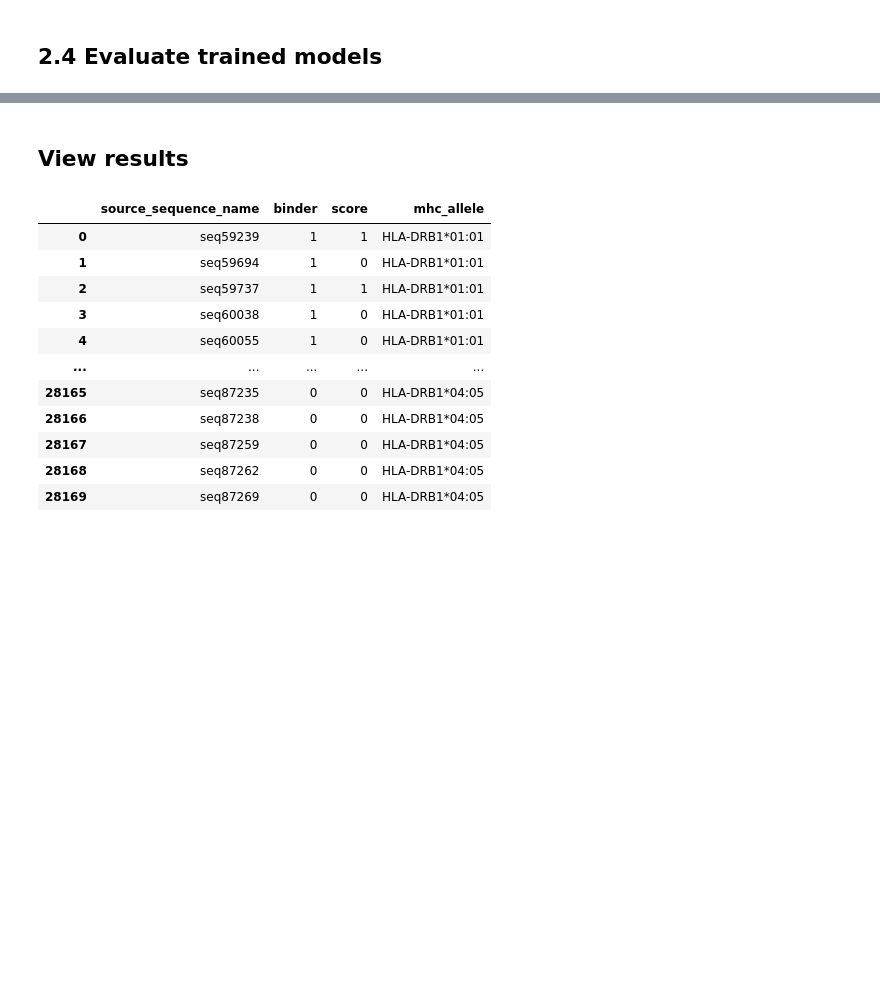
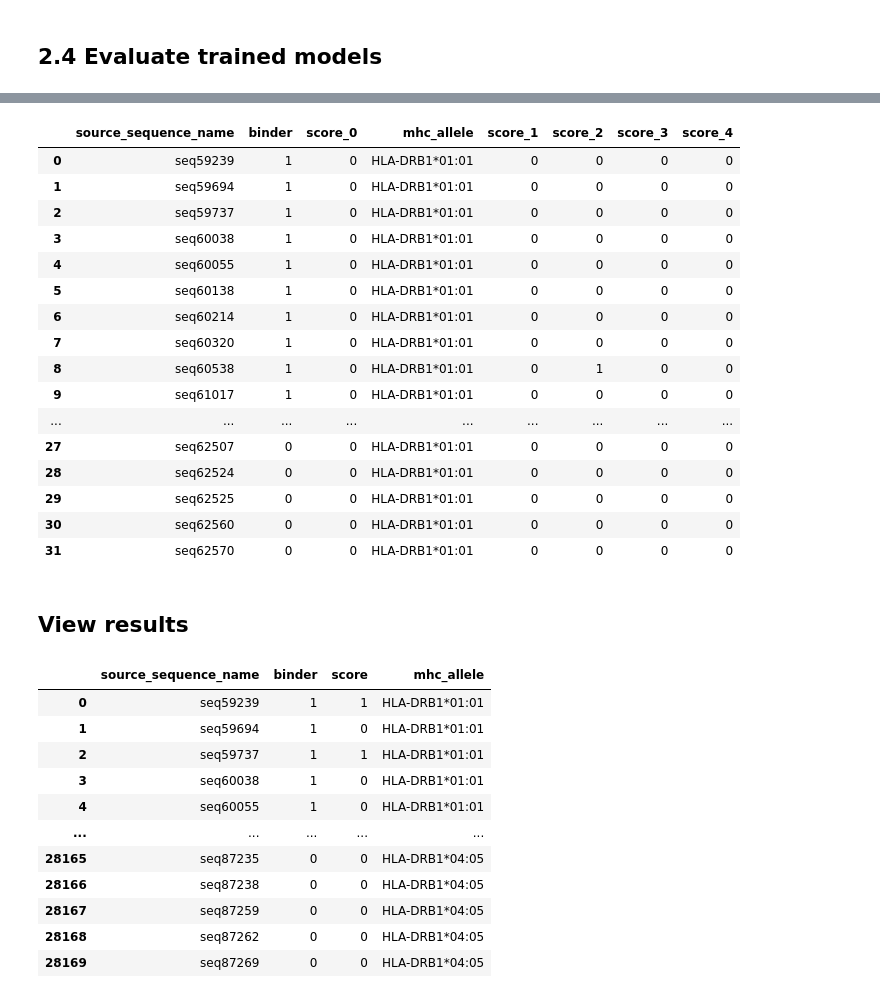
Before and after one commit to denklewer/MHC_predictor, a Jupyter notebook: mhcattnnet_Prediction_Training.ipynb, the cells around one changed output, grey strips where cells are left out. Drawn from its saved outputs; the diff is of its cells as text; code cells hidden in the pictures; blank space fills up the shorter version.

Commit message:
mhcattnnet 5fold training and evaluation working

```diff
--- a/mhcattnnet_Prediction_Training.ipynb
+++ b/mhcattnnet_Prediction_Training.ipynb
@@ -3,3 +1,17 @@
+# %%
+## conda env!!!
+# importing the predict module
+from mhcnames import normalize_allele_name## ONLY FOR LINUX
+
+import pandas as pd
+import os
+import sys
+import numpy as np
+# Platform dependent properties
+#DATA_PATH = "/home/denklewer/Data/"  #ubuntu machines
+DATA_PATH = "D:/Google Drive/Work/ITMO/dataset/" # my windows PCs
+PREDICTOR_HOME = os.getenv('MHCATTNNET_HOME') # environment variable defined
+#PREDICTOR_HOME = "D:\Projects\MHCAttnNet" # my windows PCs
 # %% [markdown]
 # 1. Get Data.
 ## 1.1 Get Alleles from config
@@ -220,6 +224,8 @@ per_class_val_df['II'][['mhc_amino_acid','mhc_allele','mhc_dq1_1',
 # %%
+from pathlib import Path
+
+
 PATH_TO_DATA = f'{PREDICTOR_HOME}/data'
-
 def reorder_columns(per_class_df):
     for class_to_use,df in per_class_df.items():
         df = df[['peptide', 'mhc_amino_acid', 'bind', 'mhc_allele', 'source_sequence_name']]
@@ -229,7 +235,10 @@ reorder_columns(per_class_train_df)
 # reorder_columns(per_class_test_df)
 reorder_columns(per_class_val_df)
 for class_to_use in CLASSES_TO_USE:
+    target_data_base_path = custom_config.mhc_1_base_path if class_to_use == 'I' else custom_config.mhc_2_base_path
+    Path(target_data_base_path).mkdir(parents=True, exist_ok=True)
+    per_class_train_df[class_to_use].to_csv(f"{target_data_base_path}/train.csv",index=False)
+#     per_class_test_df[class_to_use].to_csv(f"{PATH_TO_DATA}/class{class_to_use}/test.csv",index=False)
+    per_class_val_df[class_to_use].to_csv(f"{target_data_base_path}/val.csv",index=False)
 
-    per_class_train_df[class_to_use].to_csv(f"{PATH_TO_DATA}/class{class_to_use}/train.csv",index=False)
-#     per_class_test_df[class_to_use].to_csv(f"{PATH_TO_DATA}/class{class_to_use}/test.csv",index=False)
-    per_class_val_df[class_to_use].to_csv(f"{PATH_TO_DATA}/class{class_to_use}/val.csv",index=False)
+target_data_base_path
@@ -236,6 +247,16 @@ for class_to_use in CLASSES_TO_USE:
 # %% [markdown]
 ## 2.3 Train(If needed)
 # %%
-#  use virtual machine  in the folder $MHCATTNNET_HOME
+#  use this code or virtual machine  in the folder $MHCATTNNET_HOME
 # python src/train.py -c 1
 #  python src/train.py -c 2
+# parameters are in  $MHCATTNNET_HOME\src\mhcattnnet_config.py   (data path and model path)
+
+from train import ModelTrainer
+
+custom_config.early_stop = False
+# custom_config.epochs = 1
+trainer_object = ModelTrainer(custom_config=custom_config)
+for class_to_use in CLASSES_TO_USE:
+    numeric_class = 1 if class_to_use=='I' else 2
+    trainer_object.train_models(mhc_class=numeric_class)
@@ -292,3 +358,23 @@ Wall time: 35min 16s
+# %%
+ per_class_val_df[class_to_use]
+# %% [output]
+|  | source_sequence_name | binder | score_0 | mhc_allele | score_1 | score_2 | score_3 | score_4 |
+| 0 | seq59239 | 1 | 0 | HLA-DRB1*01:01 | 0 | 0 | 0 | 0 |
+| 1 | seq59694 | 1 | 0 | HLA-DRB1*01:01 | 0 | 0 | 0 | 0 |
+| 2 | seq59737 | 1 | 0 | HLA-DRB1*01:01 | 0 | 0 | 0 | 0 |
+| 3 | seq60038 | 1 | 0 | HLA-DRB1*01:01 | 0 | 0 | 0 | 0 |
+| 4 | seq60055 | 1 | 0 | HLA-DRB1*01:01 | 0 | 0 | 0 | 0 |
+| 5 | seq60138 | 1 | 0 | HLA-DRB1*01:01 | 0 | 0 | 0 | 0 |
+| 6 | seq60214 | 1 | 0 | HLA-DRB1*01:01 | 0 | 0 | 0 | 0 |
+| 7 | seq60320 | 1 | 0 | HLA-DRB1*01:01 | 0 | 0 | 0 | 0 |
+| 8 | seq60538 | 1 | 0 | HLA-DRB1*01:01 | 0 | 1 | 0 | 0 |
+| 9 | seq61017 | 1 | 0 | HLA-DRB1*01:01 | 0 | 0 | 0 | 0 |
+| ... | ... | ... | ... | ... | ... | ... | ... | ... |
+| 27 | seq62507 | 0 | 0 | HLA-DRB1*01:01 | 0 | 0 | 0 | 0 |
+| 28 | seq62524 | 0 | 0 | HLA-DRB1*01:01 | 0 | 0 | 0 | 0 |
+| 29 | seq62525 | 0 | 0 | HLA-DRB1*01:01 | 0 | 0 | 0 | 0 |
+| 30 | seq62560 | 0 | 0 | HLA-DRB1*01:01 | 0 | 0 | 0 | 0 |
+| 31 | seq62570 | 0 | 0 | HLA-DRB1*01:01 | 0 | 0 | 0 | 0 |
 # %% [markdown]
 ## View results
 # %%
```
Also changed, not shown: parts of 12 cells of this notebook, 1 other file.
